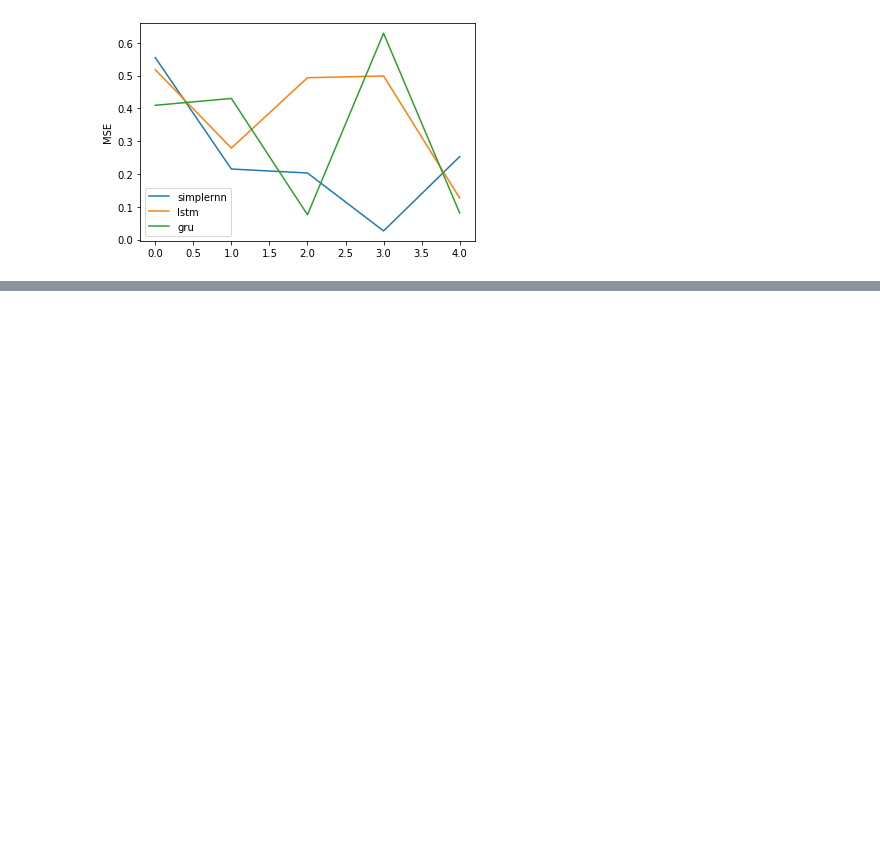
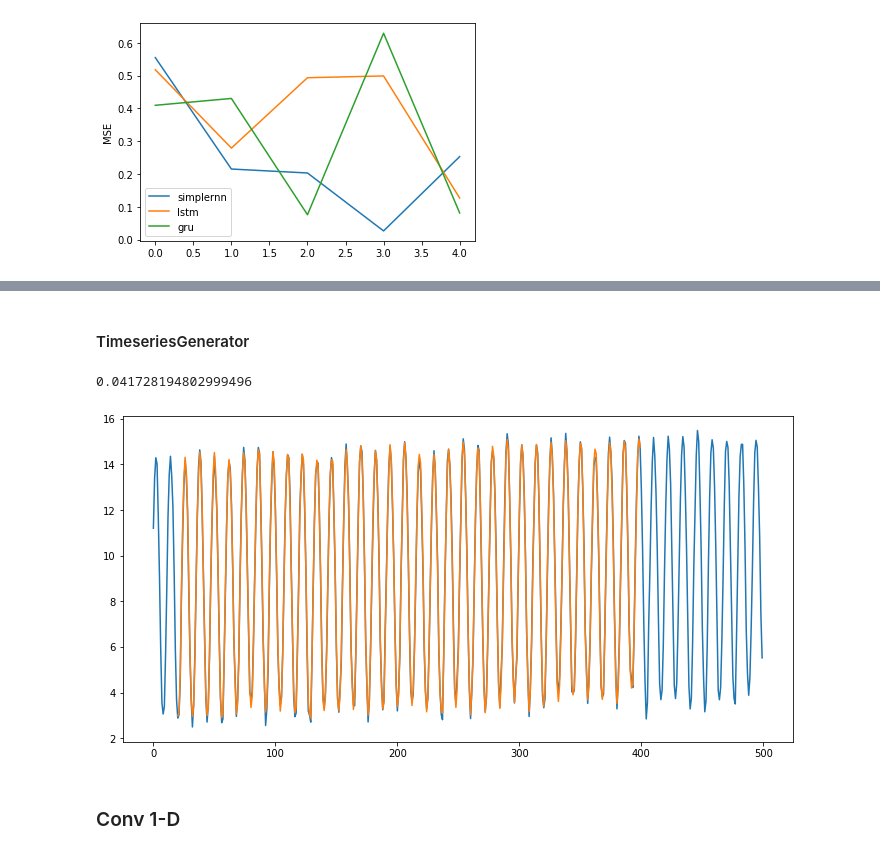
Before and after one commit to guitoo/TimeSeries, a Jupyter notebook: series temporelles RNN.ipynb, the cells around one changed output, grey strips where cells are left out. Cells and saved outputs as stored; diff of their text form; code cells hidden in the pictures; blank space fills up the shorter version.

```diff
--- a/series temporelles RNN.ipynb
+++ b/series temporelles RNN.ipynb
@@ -255,0 +308,8 @@ plot_pred(temp['LandAverageTemperature'].values.reshape(-1,1),
+# %% [markdown]
+#### TimeseriesGenerator
+# %%
+X_train, X_test = series[:TRAINING_SIZE], series[TRAINING_SIZE-INPUT_LENGTH:]
+train_generator = TimeseriesGenerator(X_train, X_train, length=INPUT_LENGTH, batch_size=X_train.shape[0])
+test_generator = TimeseriesGenerator(X_test, X_test, length=INPUT_LENGTH, batch_size=X_test.shape[0])
+X_train, y_train = train_generator[0]
+X_test, y_test = test_generator[0]
@@ -255,0 +321,19 @@ plot_pred(temp['LandAverageTemperature'].values.reshape(-1,1),
+# %%
+reg = XGBRegressor(seed=42)
+reg.fit(X_train, y_train)
+testPredict = reg.predict(X_test)
+trainPredict = reg.predict(X_train)
+print(float(mse(y_train, trainPredict)))
+
+train_size = X_train.shape[0]
+test_size = X_test.shape[0]
+plt.figure(figsize=(12,6))
+plt.plot(series)
+plt.plot(np.arange(train_size)+INPUT_LENGTH, trainPredict)
+plt.plot(np.arange(train_size, train_size+test_size)+INPUT_LENGTH ,testPredict)
+plt.show()
+# %% [output]
+0.041728194802999496
+[figure, added]
+# %% [markdown]
+### Conv 1-D
```
Also changed, not shown: parts of 28 cells of this notebook.
